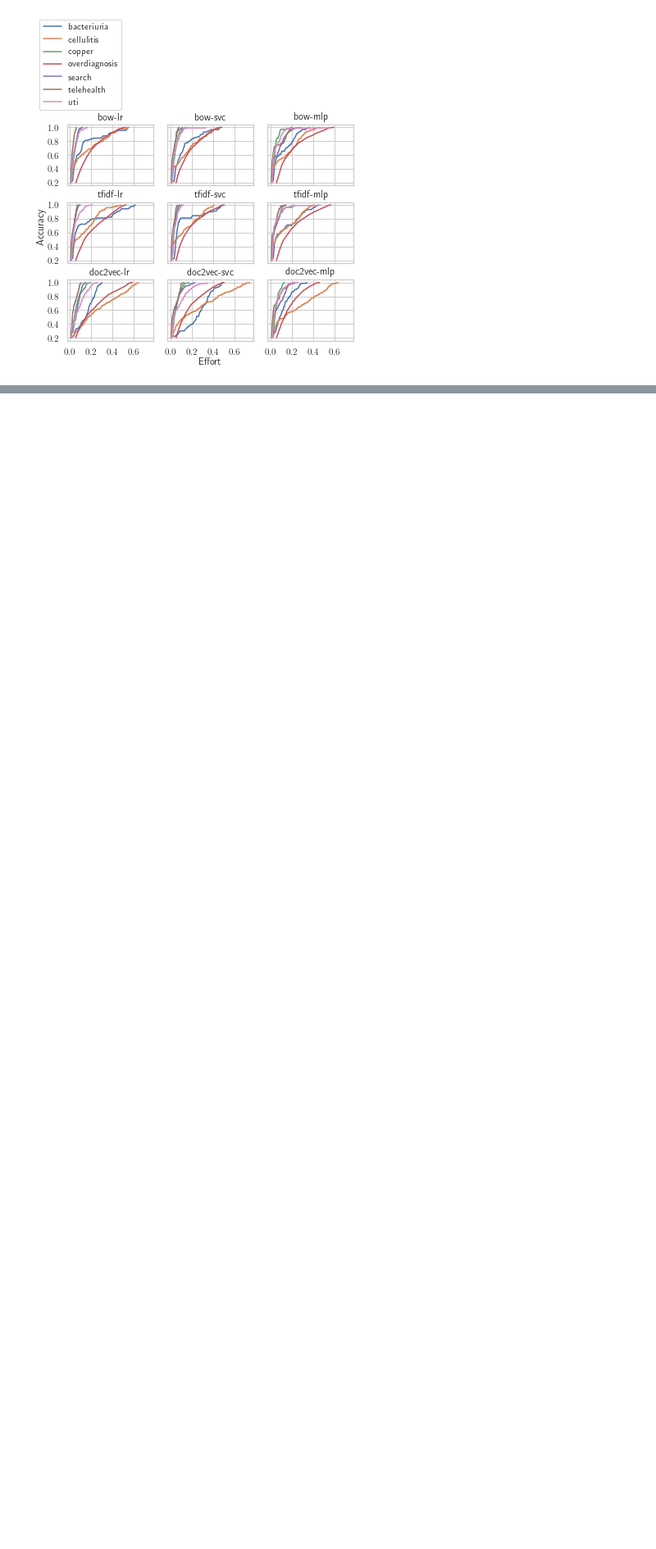
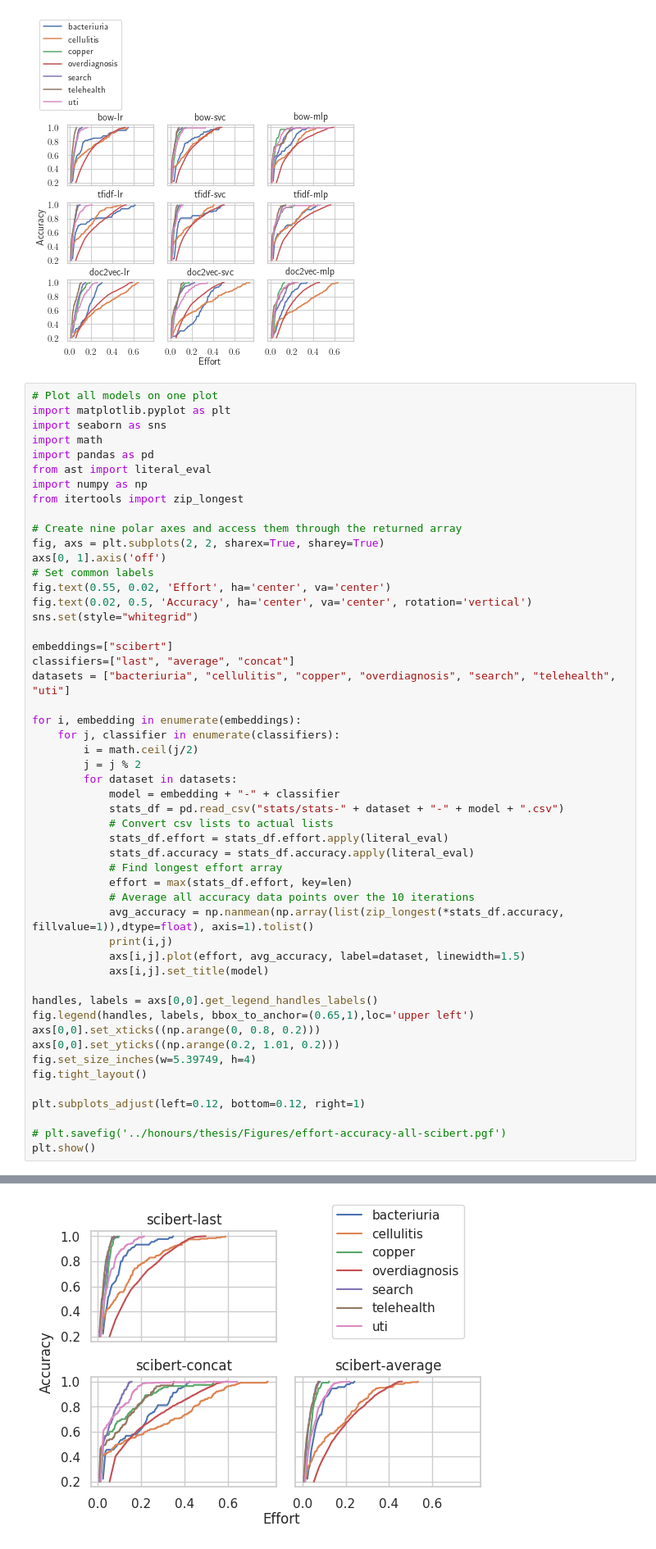
Before and after one commit to connorf25/automated-screening, a Jupyter notebook: stats-analysis.ipynb, the cells around one changed output, grey strips where cells are left out. Shown at 82% size. Cells and saved outputs as stored; diff of their text form; blank space fills up the shorter version.

Commit message:
Scibert all stats

```diff
--- a/stats-analysis.ipynb
+++ b/stats-analysis.ipynb
@@ -163,3 +163,55 @@ plt.savefig('../honours/thesis/Figures/effort-accuracy-all-simple.pgf')
 plt.show()
 # %% [output]
 [figure]
+# %%
+# Plot all models on one plot
+import matplotlib.pyplot as plt
+import seaborn as sns
+import math
+import pandas as pd
+from ast import literal_eval
+import numpy as np
+from itertools import zip_longest
+
+# Create nine polar axes and access them through the returned array
+fig, axs = plt.subplots(2, 2, sharex=True, sharey=True)
+axs[0, 1].axis('off')
+# Set common labels
+fig.text(0.55, 0.02, 'Effort', ha='center', va='center')
+fig.text(0.02, 0.5, 'Accuracy', ha='center', va='center', rotation='vertical')
+sns.set(style="whitegrid")
+
+embeddings=["scibert"]
+classifiers=["last", "average", "concat"]
+datasets = ["bacteriuria", "cellulitis", "copper", "overdiagnosis", "search", "telehealth", "uti"]
+
+for i, embedding in enumerate(embeddings):
+    for j, classifier in enumerate(classifiers):
+        i = math.ceil(j/2)
+        j = j % 2
+        for dataset in datasets:
+            model = embedding + "-" + classifier
+            stats_df = pd.read_csv("stats/stats-" + dataset + "-" + model + ".csv")
+            # Convert csv lists to actual lists
+            stats_df.effort = stats_df.effort.apply(literal_eval)
+            stats_df.accuracy = stats_df.accuracy.apply(literal_eval)
+            # Find longest effort array
+            effort = max(stats_df.effort, key=len)
+            # Average all accuracy data points over the 10 iterations
+            avg_accuracy = np.nanmean(np.array(list(zip_longest(*stats_df.accuracy, fillvalue=1)),dtype=float), axis=1).tolist()
+            print(i,j)
+            axs[i,j].plot(effort, avg_accuracy, label=dataset, linewidth=1.5)
+            axs[i,j].set_title(model)
+
+handles, labels = axs[0,0].get_legend_handles_labels()
+fig.legend(handles, labels, bbox_to_anchor=(0.65,1),loc='upper left')
+axs[0,0].set_xticks((np.arange(0, 0.8, 0.2)))
+axs[0,0].set_yticks((np.arange(0.2, 1.01, 0.2)))
+fig.set_size_inches(w=5.39749, h=4)
+fig.tight_layout()
+
+plt.subplots_adjust(left=0.12, bottom=0.12, right=1)
+
+# plt.savefig('../honours/thesis/Figures/effort-accuracy-all-scibert.pgf')
+plt.show()
+# %% [output]
@@ -166,3 +235,4 @@ plt.show()
+[figure, added]
 # %%
 # Plot bar plot of average model performance
 colormap = [
```
Also changed, not shown: parts of 1 cell of this notebook, 7 other files.
